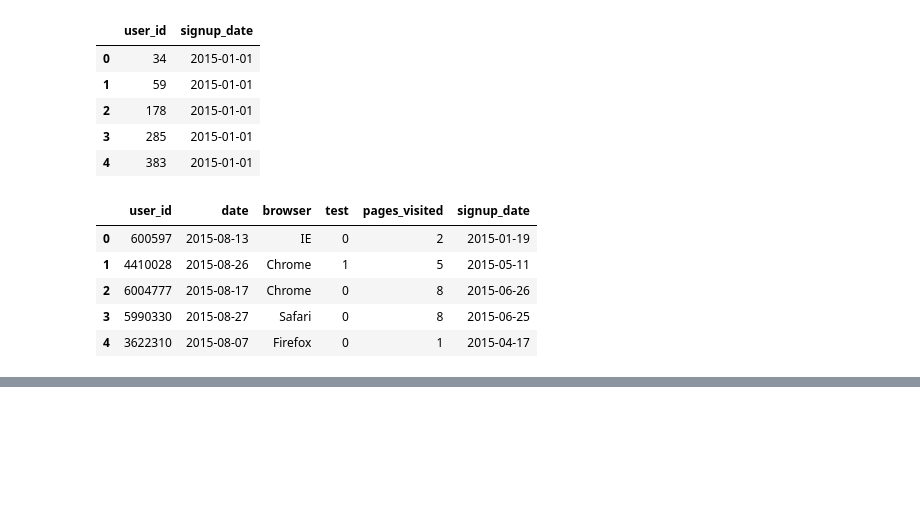
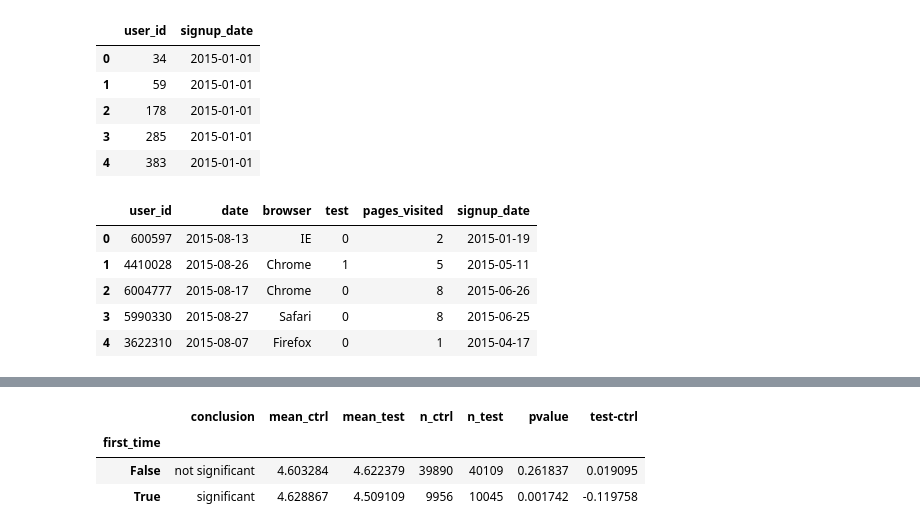
Before and after one commit to asa2012/TakeHomeChallenge, a Jupyter notebook: 17 Engagement Test.ipynb, the cells around one changed output, grey strips where cells are left out. Cells and saved outputs as stored; diff of their text form; code cells hidden in the pictures; blank space fills up the shorter version.

```diff
--- a/17 Engagement Test.ipynb
+++ b/17 Engagement Test.ipynb
@@ -97,0 +194,7 @@ data.head()
+# %%
+data.groupby('first_time').apply(run_ttest)
+# %% [output]
+|  | conclusion | mean_ctrl | mean_test | n_ctrl | n_test | pvalue | test-ctrl |
+| first_time |  |  |  |  |  |  |  |
+| False | not significant | 4.603284 | 4.622379 | 39890 | 40109 | 0.261837 | 0.019095 |
+| True | significant | 4.628867 | 4.509109 | 9956 | 10045 | 0.001742 | -0.119758 |
```
Also changed, not shown: parts of 21 cells of this notebook.
